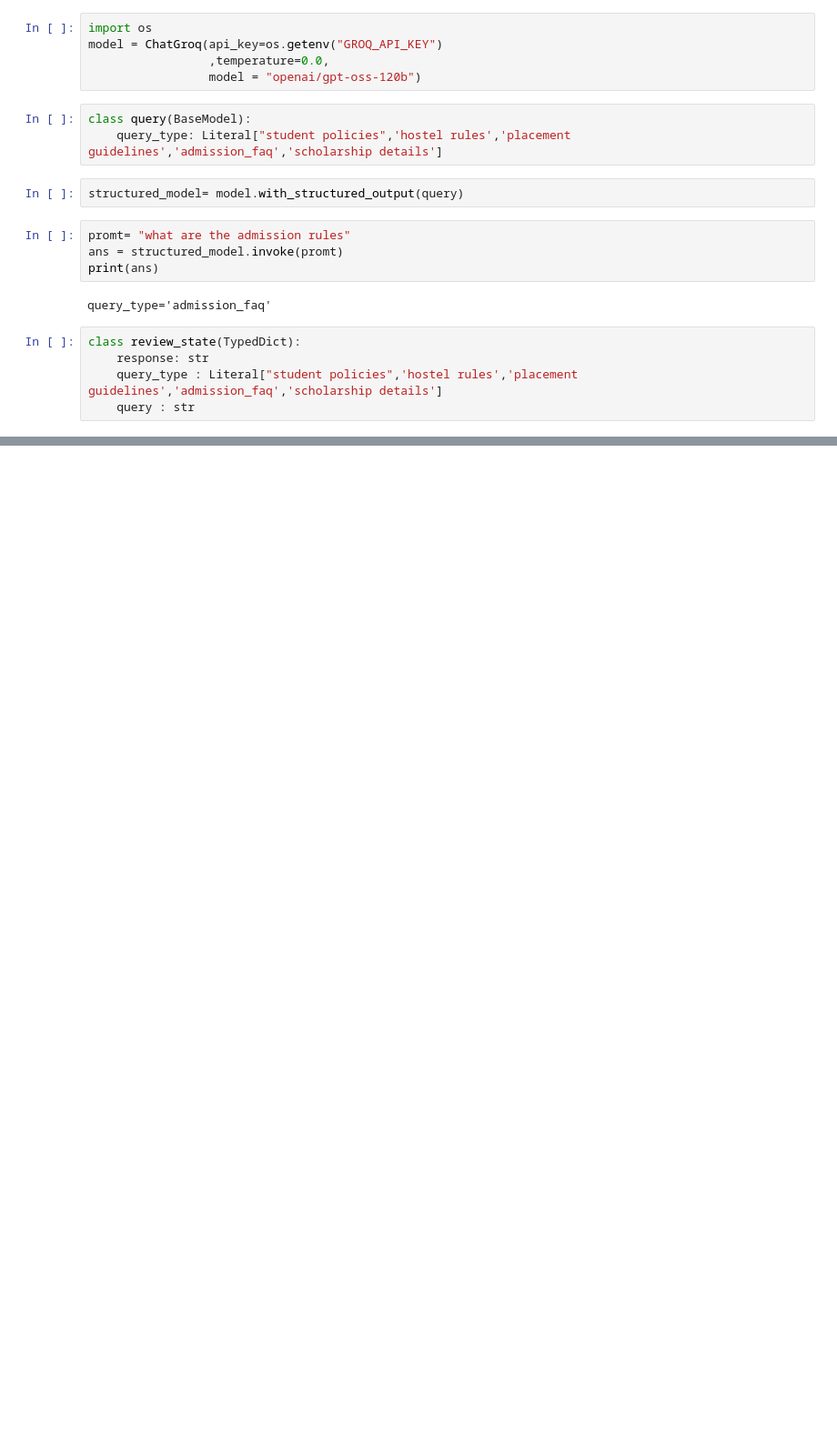
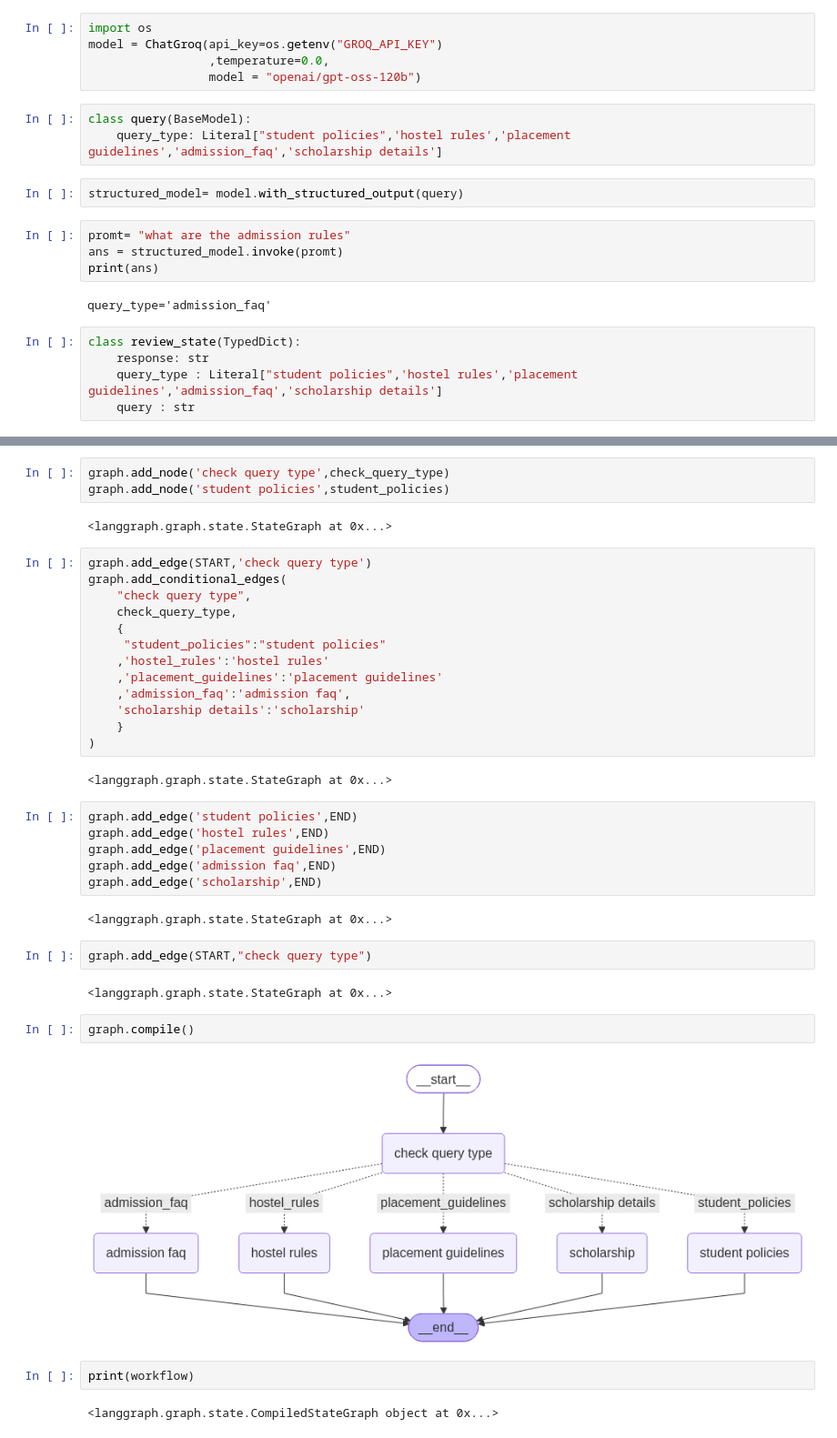
Before and after one commit to archil-09/Student_Assistant, a Jupyter notebook: design.ipynb, the cells around one changed output, grey strips where cells are left out. Shown at 91% size. Saved outputs shown, nothing was run; the diff lists cells and outputs as text; blank space fills up the shorter version.

Commit message:
workflow designed

```diff
--- a/design.ipynb
+++ b/design.ipynb
@@ -72,0 +103,40 @@ class review_state(TypedDict):
+# %%
+graph.add_node('check query type',check_query_type)
+graph.add_node('student policies',student_policies)
+# %% [output]
+<langgraph.graph.state.StateGraph at 0x...>
+# %%
+graph.add_edge(START,'check query type')
+graph.add_conditional_edges(
+    "check query type",
+    check_query_type,
+    {
+     "student_policies":"student policies"
+    ,'hostel_rules':'hostel rules'
+    ,'placement_guidelines':'placement guidelines'
+    ,'admission_faq':'admission faq',
+    'scholarship details':'scholarship'
+    }
+)
+# %% [output]
+<langgraph.graph.state.StateGraph at 0x...>
+# %%
+graph.add_edge('student policies',END)
+graph.add_edge('hostel rules',END)
+graph.add_edge('placement guidelines',END)
+graph.add_edge('admission faq',END)
+graph.add_edge('scholarship',END)
+# %% [output]
+<langgraph.graph.state.StateGraph at 0x...>
+# %%
+graph.add_edge(START,"check query type")
+# %% [output]
+<langgraph.graph.state.StateGraph at 0x...>
+# %%
+graph.compile()
+# %% [output]
+[figure, added]
+# %%
+print(workflow)
+# %% [output]
+<langgraph.graph.state.CompiledStateGraph object at 0x...>
```
Also changed, not shown: parts of 8 cells of this notebook, 1 other file.
